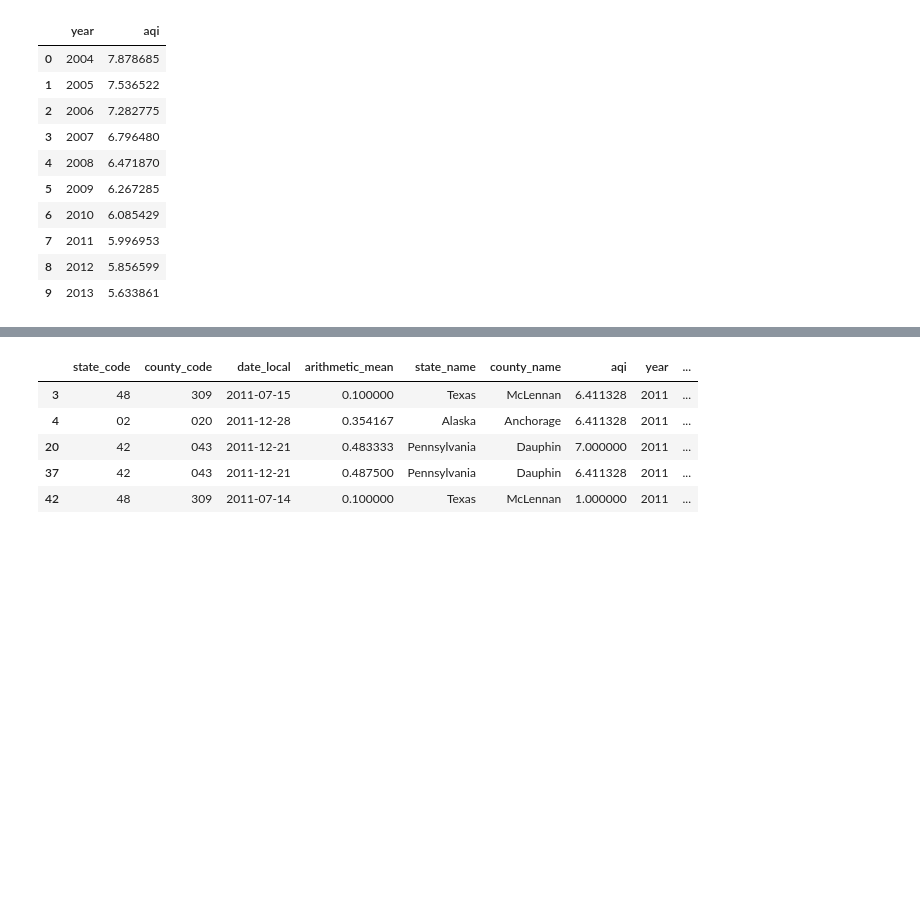
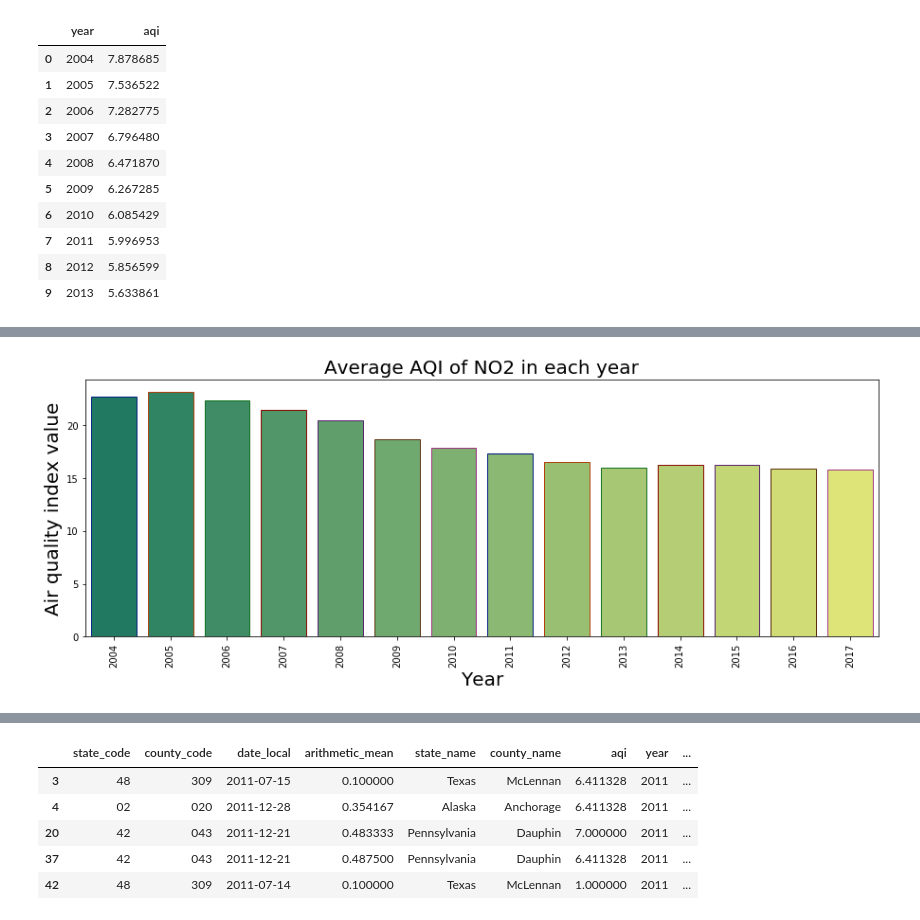
Before and after one commit to shuangsong/air_quality_analysis, a Jupyter notebook: air_quality_exploratory.ipynb, the cells around one changed output, grey strips where cells are left out. Drawn from its saved outputs; the diff is of its cells as text; code cells hidden in the pictures; blank space fills up the shorter version.

```diff
--- a/air_quality_exploratory.ipynb
+++ b/air_quality_exploratory.ipynb
@@ -122,3 +122,31 @@ df_co_avg.head(10)
 | 7 | 2011 | 5.996953 |
 | 8 | 2012 | 5.856599 |
 | 9 | 2013 | 5.633861 |
+# %%
+#getting no2 data:
+QUERY = """
+    SELECT
+        state_code,
+        county_code,
+        date_local,
+        arithmetic_mean,
+        state_name,
+        county_name,
+        aqi
+    FROM
+      `bigquery-public-data.epa_historical_air_quality.no2_daily_summary`
+    WHERE
+      poc = 1
+      AND EXTRACT(YEAR FROM date_local) in (2004,2005,2006,2007,2008,2009,2010,2011,2012,2013,2014,2015,2016,2017)
+
+        """
+# %%
+bq_assistant = BigQueryHelper("bigquery-public-data", "epa_historical_air_quality")
+df_no2 = bq_assistant.query_to_pandas(QUERY) # getting data through big query to pandas
+df_no2['date_local'] = pd.to_datetime(df_no2['date_local'])
+df_no2['year'] = df_no2['date_local'].dt.year
+df_no2['month'] = df_no2['date_local'].dt.month
+import calendar
+df_no2['month_name'] = df_no2['month'].apply(lambda x: calendar.month_abbr[x])
+df_no2['aqi'].fillna(df_no2['aqi'].mean(), inplace = True)
+df_no2.head()
@@ -124,0 +182,5 @@ df_co_avg.head(10)
+# %%
+#make a new data frame of avg aqi value with each year.
+df_no2_avg = df_no2.groupby('year')['aqi'].mean()
+df_no2_avg = df_no2_avg.reset_index()
+df_no2_avg.head(10)
@@ -134,0 +432,11 @@ plt.show()
+# %%
+#visualize no2
+plt.subplots(figsize=(15,5))
+sns.barplot(x='year',y='aqi',data=df_no2_avg,palette='summer',edgecolor=sns.color_palette('dark',7))
+plt.ylabel('Air quality index value', fontsize=20)
+plt.xticks(rotation=90)
+plt.xlabel('Year', fontsize=20)
+plt.title('Average AQI of NO2 in each year', fontsize=20)
+plt.show()
+# %% [output]
+[figure, added]
```
Also changed, not shown: parts of 19 cells of this notebook.
